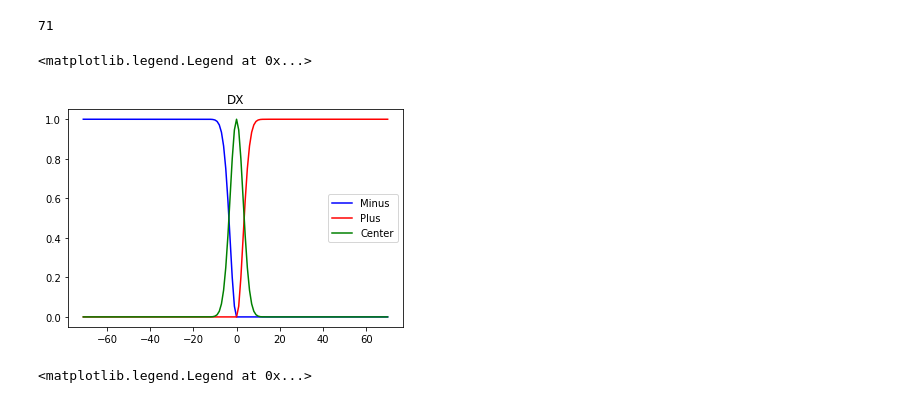
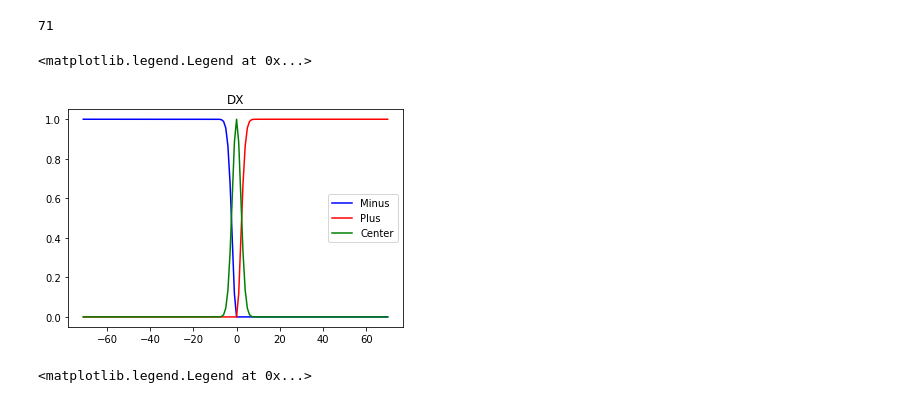
Before and after one commit to ProtossLuigi/snek, a Jupyter notebook: notebooks/DebugNotebook.ipynb, the cells around one changed output. Saved outputs shown, nothing was run; the diff lists cells and outputs as text; code cells hidden in the pictures.

```diff
--- a/notebooks/DebugNotebook.ipynb
+++ b/notebooks/DebugNotebook.ipynb
@@ -40,23 +40,23 @@ plt.legend()
 # %%
 dx_range = np.arange(-(72-1), 72-1)
 
 zero_index = np.where(dx_range==0)[0][0]
 
-dx_center = fuzz.gaussmf(dx_range, 0, 3)
+dx_center = fuzz.gaussmf(dx_range, 0, 2)
 dx_plus = 1 - dx_center
 dx_plus[0:zero_index] = 0
 dx_minus = 1 - dx_center
 dx_minus[zero_index:] = 0
 
 fig = plt.figure()
 plt.plot(dx_range, dx_minus, 'b', linewidth=1.5, label='Minus')
 plt.plot(dx_range, dx_plus, 'r', linewidth=1.5, label='Plus')
 plt.plot(dx_range, dx_center, 'g', linewidth=1.5, label="Center")
 plt.title('DX')
 plt.legend()
 # %% [output]
 <matplotlib.legend.Legend at 0x...>
-[figure, old version]
+[figure, new version]
 # %%
 # if dx is low or dy is low -> dir = left
 # %%
```
Also changed, not shown: parts of 9 cells of this notebook, 1 other file.
